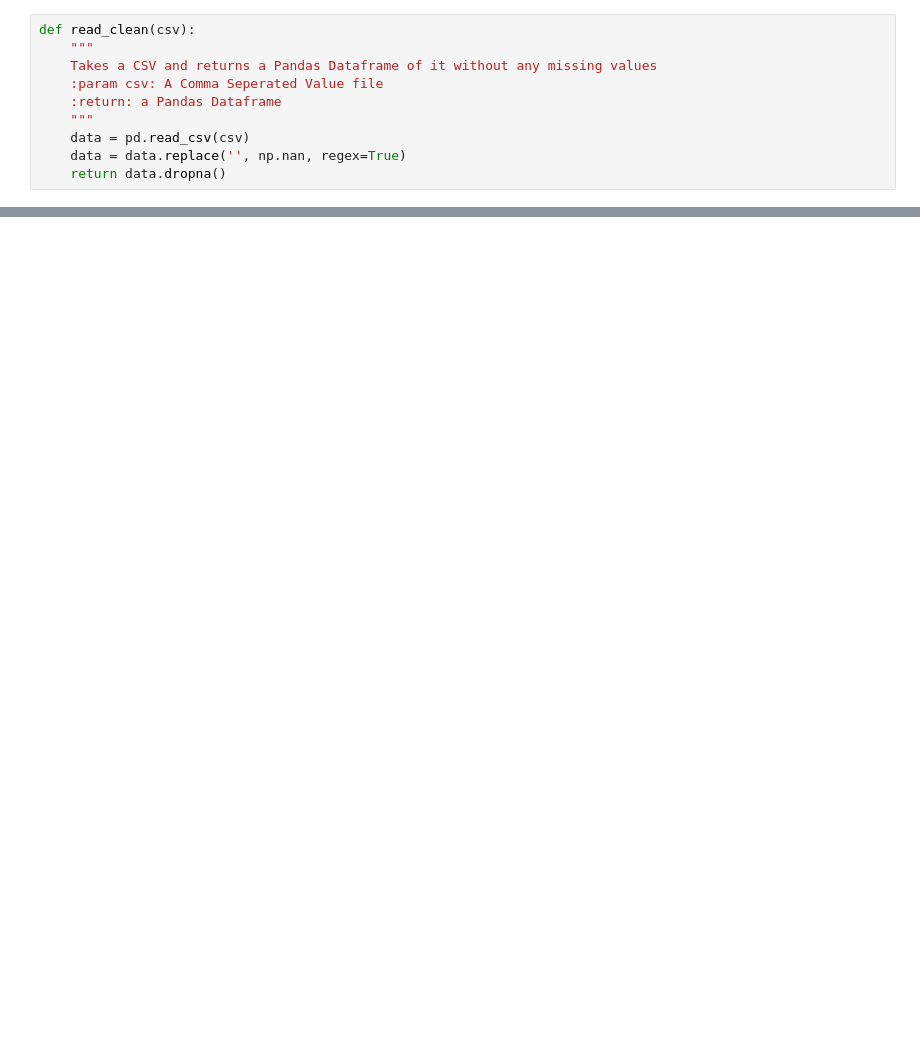
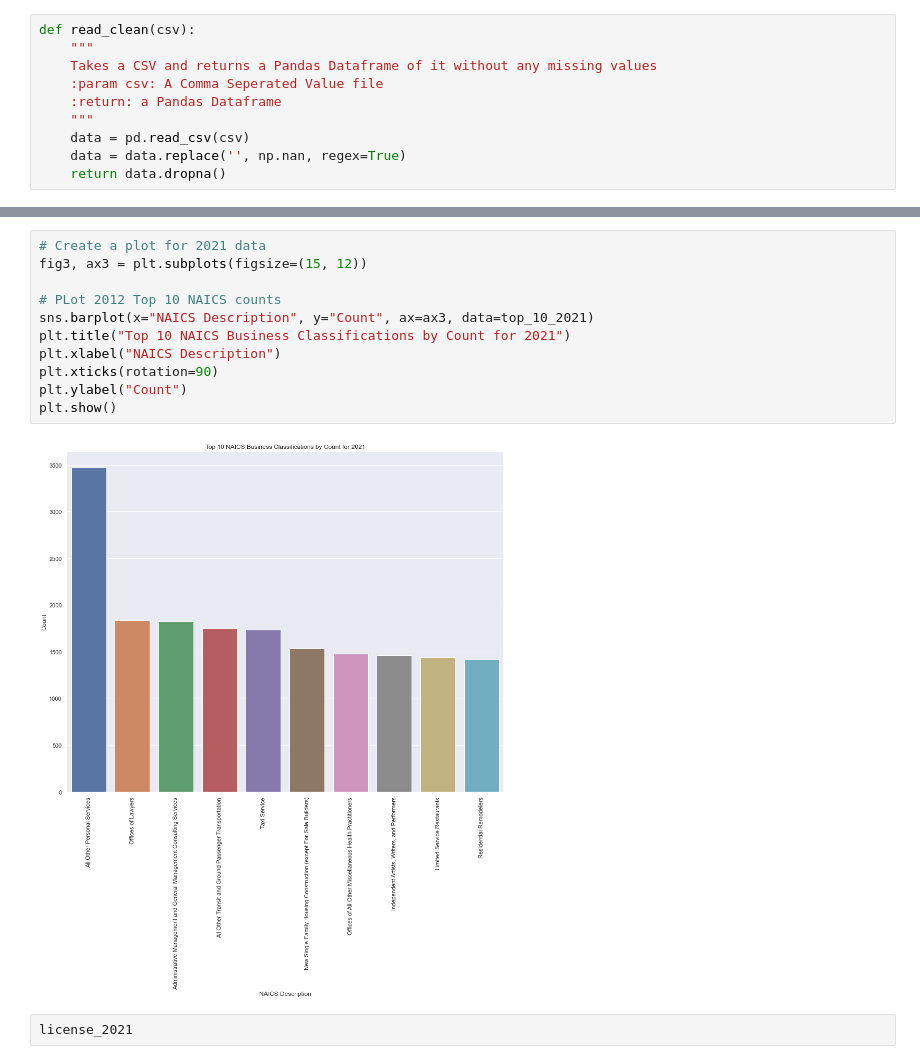
Before and after one commit to Krocketeer/HCDE410-Final-Project, a Jupyter notebook: main.ipynb, the cells around one changed output, grey strips where cells are left out. Cells and saved outputs as stored; diff of their text form; blank space fills up the shorter version.

```diff
--- a/main.ipynb
+++ b/main.ipynb
@@ -130,0 +147,15 @@ print(f"2021 NAICS Counts: \n {tabulate(license_2021_counts.sort_values('Count',
+# %%
+# Create a plot for 2021 data
+fig3, ax3 = plt.subplots(figsize=(15, 12))
+
+# PLot 2012 Top 10 NAICS counts
+sns.barplot(x="NAICS Description", y="Count", ax=ax3, data=top_10_2021)
+plt.title("Top 10 NAICS Business Classifications by Count for 2021")
+plt.xlabel("NAICS Description")
+plt.xticks(rotation=90)
+plt.ylabel("Count")
+plt.show()
+# %% [output]
+[figure, added]
+# %%
+license_2021
```
Also changed, not shown: parts of 13 cells of this notebook.
